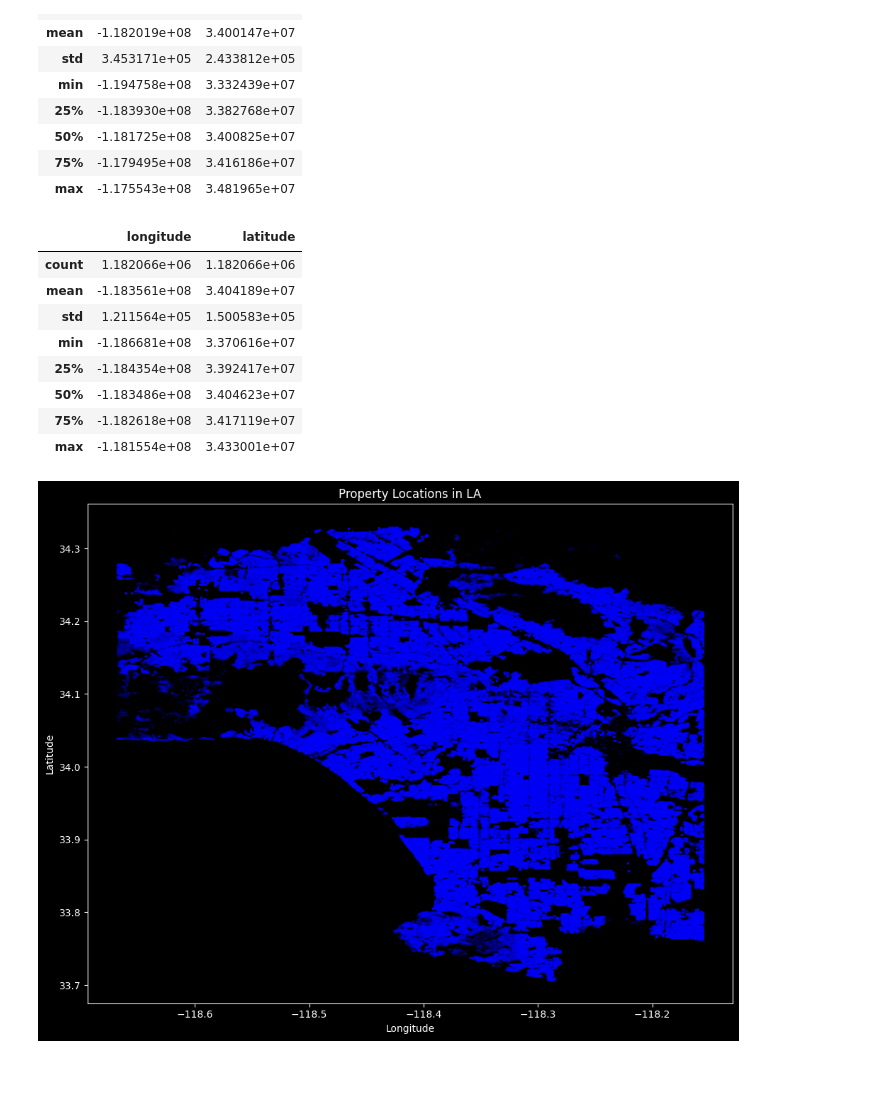
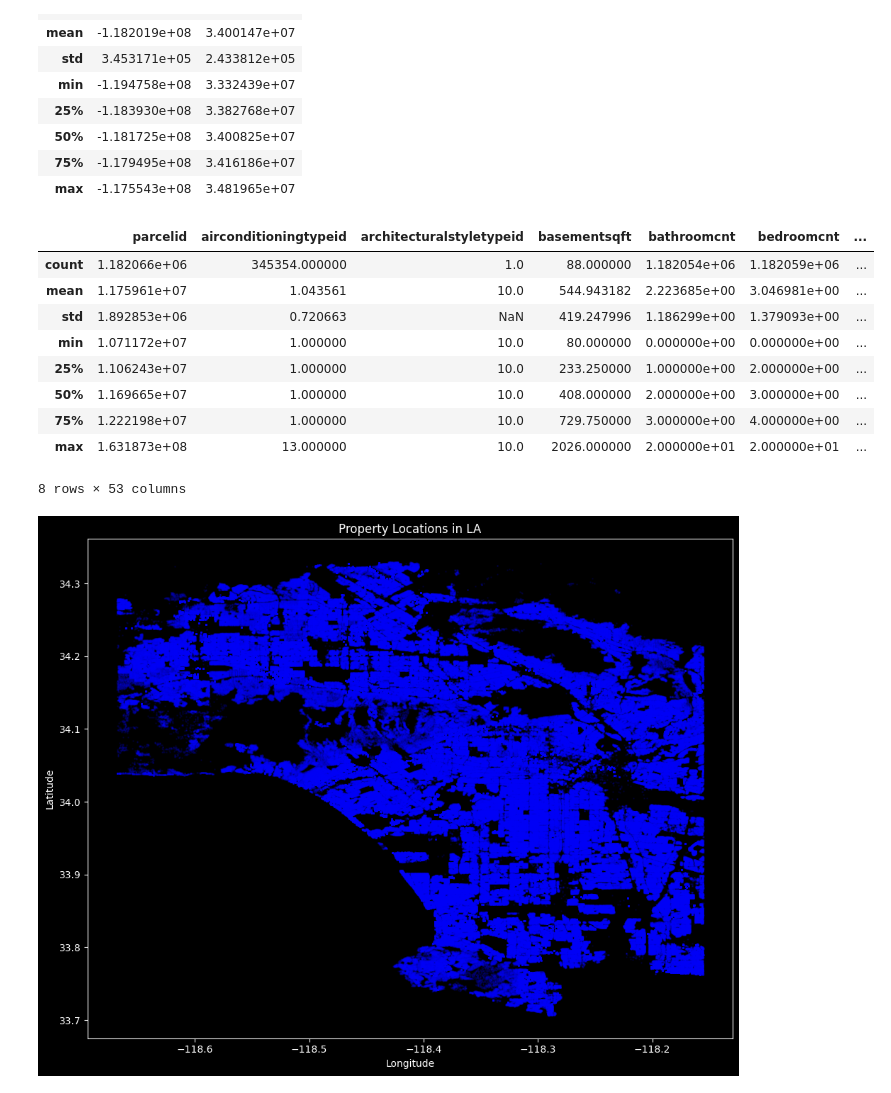
Before and after one commit to Dagbert1337/PDU-projekt, a Jupyter notebook: src/LA_tax.ipynb, the cells around one changed output. Drawn from its saved outputs; the diff is of its cells as text; code cells hidden in the pictures.

```diff
--- a/src/LA_tax.ipynb
+++ b/src/LA_tax.ipynb
@@ -55,18 +55,19 @@ min_latitude = 33.704608786053 * 1e6 // 1
 max_longitude = -118.15541491562345 * 1e6 // 1
 min_longitude = -118.66813567797944 * 1e6 // 1
 # %%
-geo_data_la_only = geo_data[(geo_data["longitude"] <= max_longitude) & (geo_data["longitude"] >= min_longitude) &
-                            (geo_data["latitude"] <= max_latitude) & (geo_data["latitude"] >= min_latitude)]
+data_la_only = data[(data["longitude"] <= max_longitude) & (data["longitude"] >= min_longitude) &
+                            (data["latitude"] <= max_latitude) & (data["latitude"] >= min_latitude)]
 # %%
-geo_data_la_only.describe()
+data_la_only.describe()
 # %% [output]
-|  | longitude | latitude |
-| count | 1.182066e+06 | 1.182066e+06 |
-| mean | -1.183561e+08 | 3.404189e+07 |
-| std | 1.211564e+05 | 1.500583e+05 |
-| min | -1.186681e+08 | 3.370616e+07 |
-| 25% | -1.184354e+08 | 3.392417e+07 |
-| 50% | -1.183486e+08 | 3.404623e+07 |
-| 75% | -1.182618e+08 | 3.417119e+07 |
-| max | -1.181554e+08 | 3.433001e+07 |
+|  | parcelid | airconditioningtypeid | architecturalstyletypeid | basementsqft | bathroomcnt | bedroomcnt | ... |
+| count | 1.182066e+06 | 345354.000000 | 1.0 | 88.000000 | 1.182054e+06 | 1.182059e+06 | ... |
+| mean | 1.175961e+07 | 1.043561 | 10.0 | 544.943182 | 2.223685e+00 | 3.046981e+00 | ... |
+| std | 1.892853e+06 | 0.720663 | NaN | 419.247996 | 1.186299e+00 | 1.379093e+00 | ... |
+| min | 1.071172e+07 | 1.000000 | 10.0 | 80.000000 | 0.000000e+00 | 0.000000e+00 | ... |
+| 25% | 1.106243e+07 | 1.000000 | 10.0 | 233.250000 | 1.000000e+00 | 2.000000e+00 | ... |
+| 50% | 1.169665e+07 | 1.000000 | 10.0 | 408.000000 | 2.000000e+00 | 3.000000e+00 | ... |
+| 75% | 1.222198e+07 | 1.000000 | 10.0 | 729.750000 | 3.000000e+00 | 4.000000e+00 | ... |
+| max | 1.631873e+08 | 13.000000 | 10.0 | 2026.000000 | 2.000000e+01 | 2.000000e+01 | ... |
+8 rows × 53 columns
 # %%
```
Also changed, not shown: parts of 7 cells of this notebook, 1 other file.
